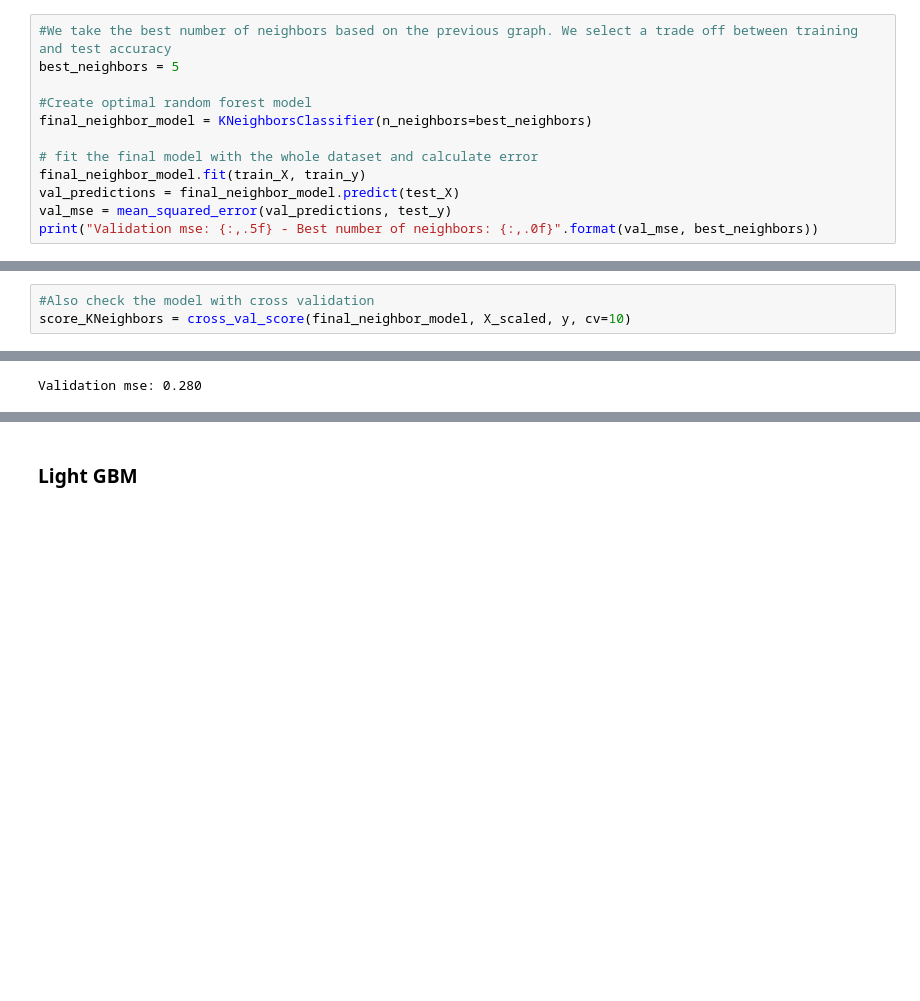
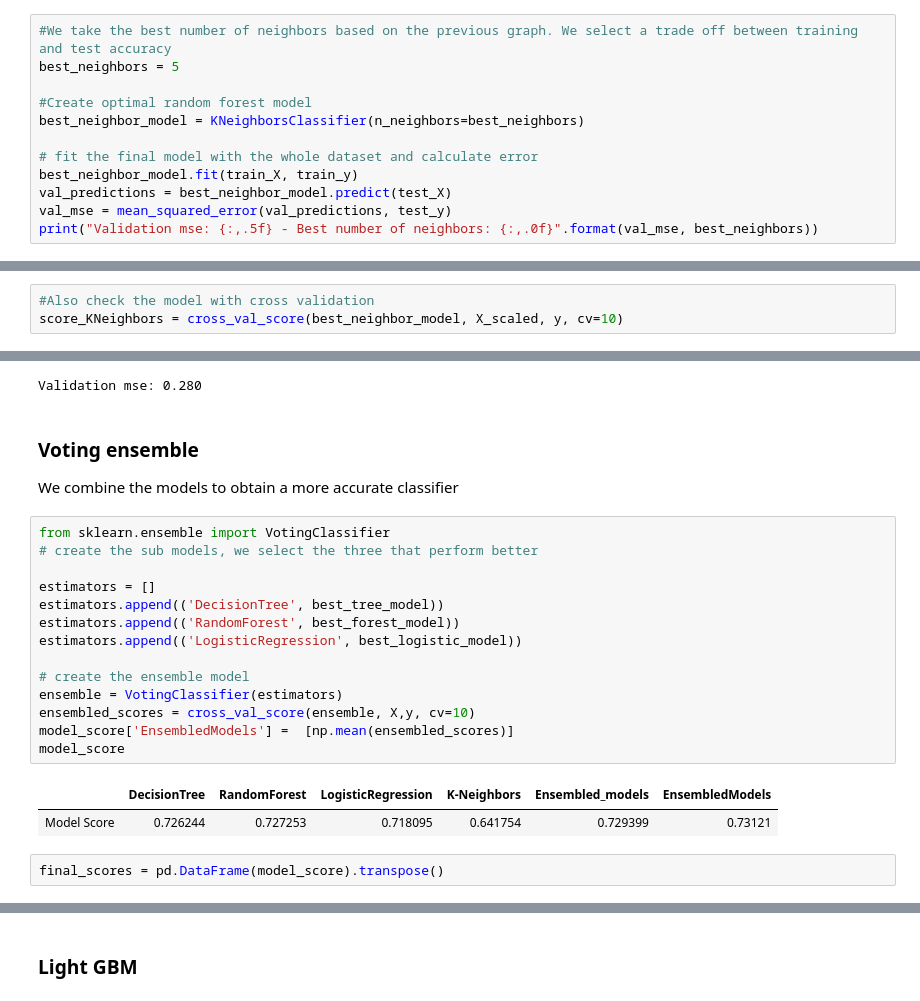
Before and after one commit to carcrupe/TFM, a Jupyter notebook: Heart_stroke_predictor.ipynb, the cells around one changed output, grey strips where cells are left out. Drawn from its saved outputs; the diff is of its cells as text; blank space fills up the shorter version.

Commit message:
added ensembled scoring to improved classifier

```diff
--- a/Heart_stroke_predictor.ipynb
+++ b/Heart_stroke_predictor.ipynb
@@ -573,11 +573,11 @@ plt.ylabel('Accuracy');
 best_neighbors = 5
 
 #Create optimal random forest model
-final_neighbor_model = KNeighborsClassifier(n_neighbors=best_neighbors)
+best_neighbor_model = KNeighborsClassifier(n_neighbors=best_neighbors)
 
 # fit the final model with the whole dataset and calculate error
-final_neighbor_model.fit(train_X, train_y)
-val_predictions = final_neighbor_model.predict(test_X)
+best_neighbor_model.fit(train_X, train_y)
+val_predictions = best_neighbor_model.predict(test_X)
 val_mse = mean_squared_error(val_predictions, test_y)
 print("Validation mse: {:,.5f} - Best number of neighbors: {:,.0f}".format(val_mse, best_neighbors))
 # %% [output]
@@ -599,6 +599,6 @@ weighted avg       0.72      0.72      0.72     26717
 # %%
 #Also check the model with cross validation
-score_KNeighbors = cross_val_score(final_neighbor_model, X_scaled, y, cv=10)
+score_KNeighbors = cross_val_score(best_neighbor_model, X_scaled, y, cv=10)
 # %%
 model_score['K-Neighbors'] =  [np.mean(score_KNeighbors)]
 # %%
@@ -620,3 +620,25 @@ val_mse = mean_squared_error(val_predictions, test_y)
 print("Validation mse: {:,.3f}".format(val_mse))
 # %% [output]
 Validation mse: 0.280
+# %% [markdown]
+### Voting ensemble
+We  combine the models to obtain a more accurate classifier
+# %%
+from sklearn.ensemble import VotingClassifier
+# create the sub models, we select the three that perform better
+
+estimators = []
+estimators.append(('DecisionTree', best_tree_model))
+estimators.append(('RandomForest', best_forest_model))
+estimators.append(('LogisticRegression', best_logistic_model))
+
+# create the ensemble model
+ensemble = VotingClassifier(estimators)
+ensembled_scores = cross_val_score(ensemble, X,y, cv=10)
+model_score['EnsembledModels'] =  [np.mean(ensembled_scores)]
+model_score
+# %% [output]
+|  | DecisionTree | RandomForest | LogisticRegression | K-Neighbors | Ensembled_models | EnsembledModels |
+| Model Score | 0.726244 | 0.727253 | 0.718095 | 0.641754 | 0.729399 | 0.73121 |
+# %%
+final_scores = pd.DataFrame(model_score).transpose()
```
Also changed, not shown: parts of 4 cells of this notebook, 1 other file.
